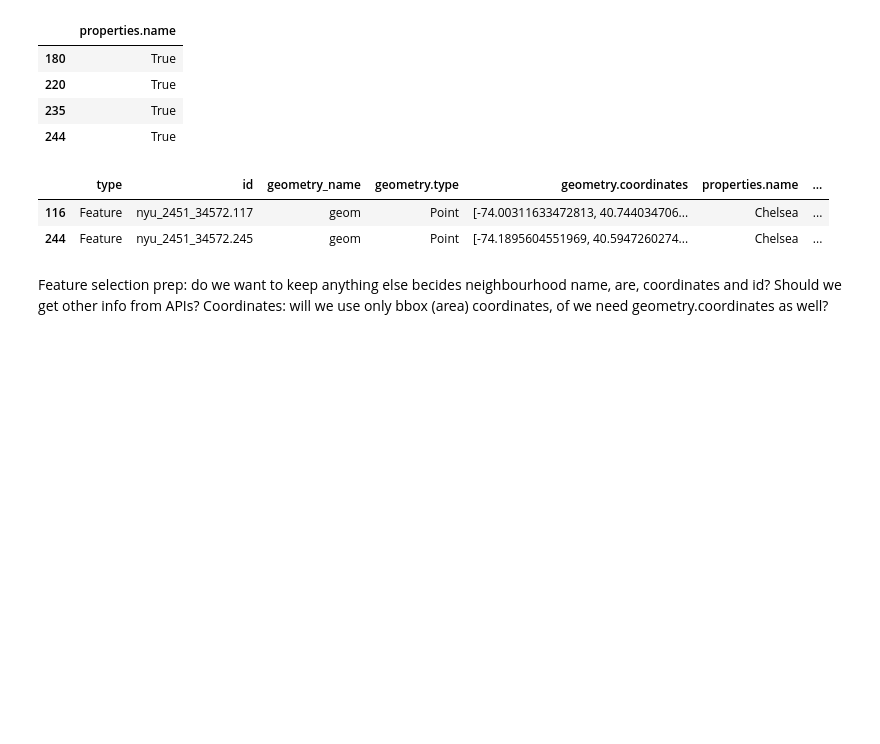
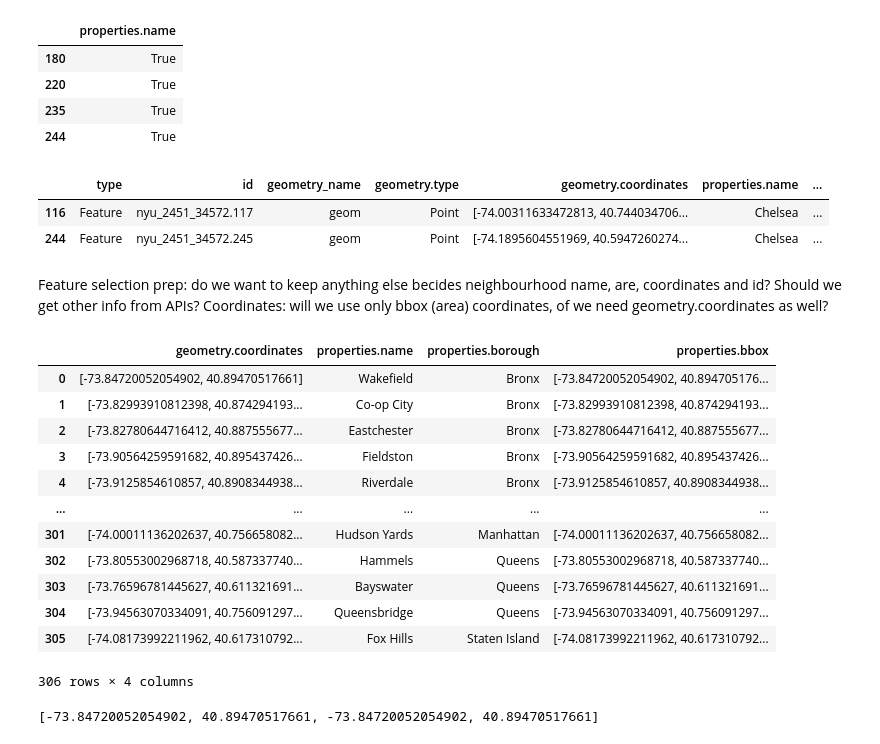
Before and after one commit to LightBeacon/Mid-Term-Project, a Jupyter notebook: Neighborhoods_initial_data.ipynb, the cells around one changed output. Drawn from its saved outputs; the diff is of its cells as text; code cells hidden in the pictures; blank space fills up the shorter version.

```diff
--- a/Nyc_Geo_to_df.ipynb
+++ b/Neighborhoods_initial_data.ipynb
@@ -123,3 +123,22 @@ features.loc[features['properties.name']=='Chelsea'] #Since these duplicate prop
 # %% [markdown]
 Feature selection prep: do we want to keep anything else becides neighbourhood name, are, coordinates and id? Should we get other info from APIs?
 Coordinates: will we use only bbox (area) coordinates, of we need geometry.coordinates as well?
+# %%
+#Choose data that we need for analysis
+nbhoods=features.loc[:, ['geometry.coordinates', 'properties.name','properties.borough', 'properties.bbox']].copy()
+# %%
+nbhoods
+# %% [output]
+|  | geometry.coordinates | properties.name | properties.borough | properties.bbox |
+| 0 | [-73.84720052054902, 40.89470517661] | Wakefield | Bronx | [-73.84720052054902, 40.894705176... |
+| 1 | [-73.82993910812398, 40.874294193... | Co-op City | Bronx | [-73.82993910812398, 40.874294193... |
+| 2 | [-73.82780644716412, 40.887555677... | Eastchester | Bronx | [-73.82780644716412, 40.887555677... |
+| 3 | [-73.90564259591682, 40.895437426... | Fieldston | Bronx | [-73.90564259591682, 40.895437426... |
+| 4 | [-73.9125854610857, 40.8908344938... | Riverdale | Bronx | [-73.9125854610857, 40.8908344938... |
+| ... | ... | ... | ... | ... |
+| 301 | [-74.00011136202637, 40.756658082... | Hudson Yards | Manhattan | [-74.00011136202637, 40.756658082... |
+| 302 | [-73.80553002968718, 40.587337740... | Hammels | Queens | [-73.80553002968718, 40.587337740... |
+| 303 | [-73.76596781445627, 40.611321691... | Bayswater | Queens | [-73.76596781445627, 40.611321691... |
+| 304 | [-73.94563070334091, 40.756091297... | Queensbridge | Queens | [-73.94563070334091, 40.756091297... |
+| 305 | [-74.08173992211962, 40.617310792... | Fox Hills | Staten Island | [-74.08173992211962, 40.617310792... |
+306 rows × 4 columns
@@ -125,0 +153,4 @@ Coordinates: will we use only bbox (area) coordinates, of we need geometry.coord
+# %%
+nbhoods['Bbox'][0]
+# %% [output]
+[-73.84720052054902, 40.89470517661, -73.84720052054902, 40.89470517661]
```
Also changed, not shown: parts of 16 cells of this notebook, 6 other files.
